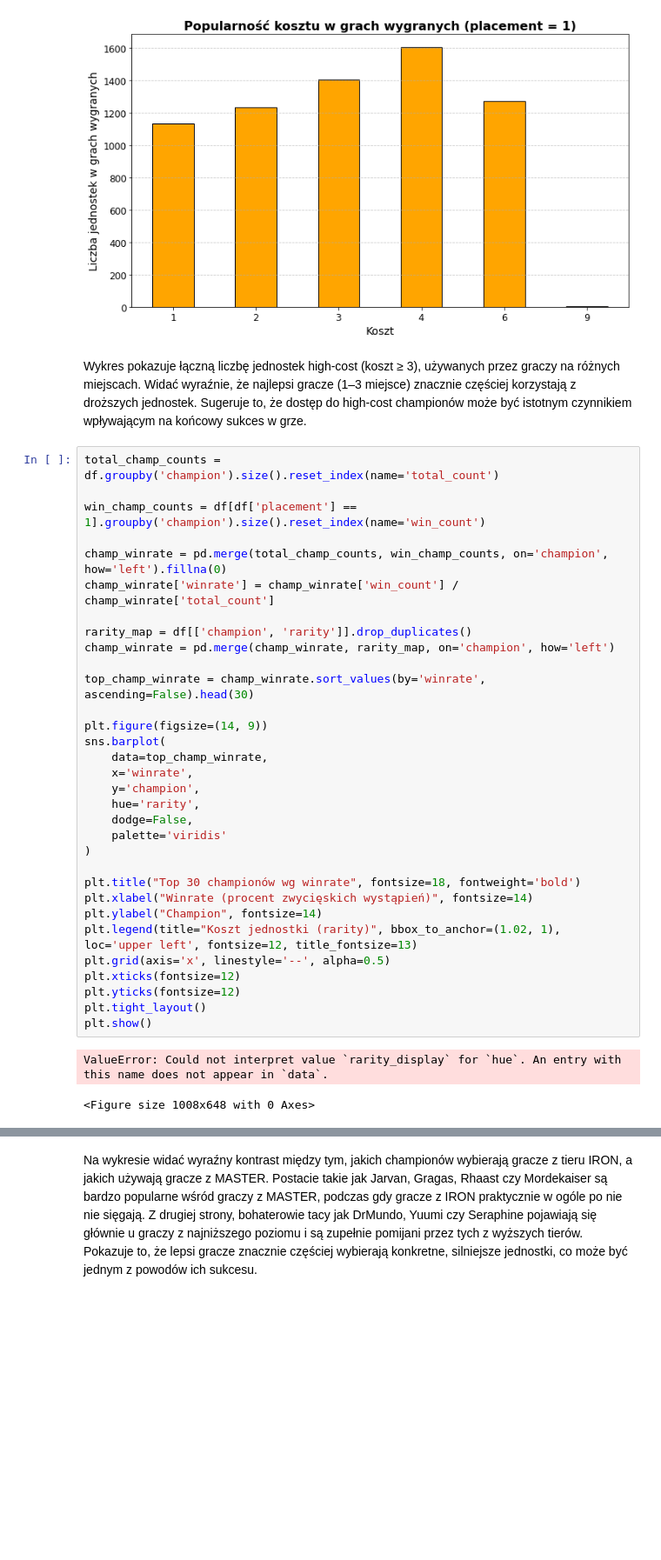
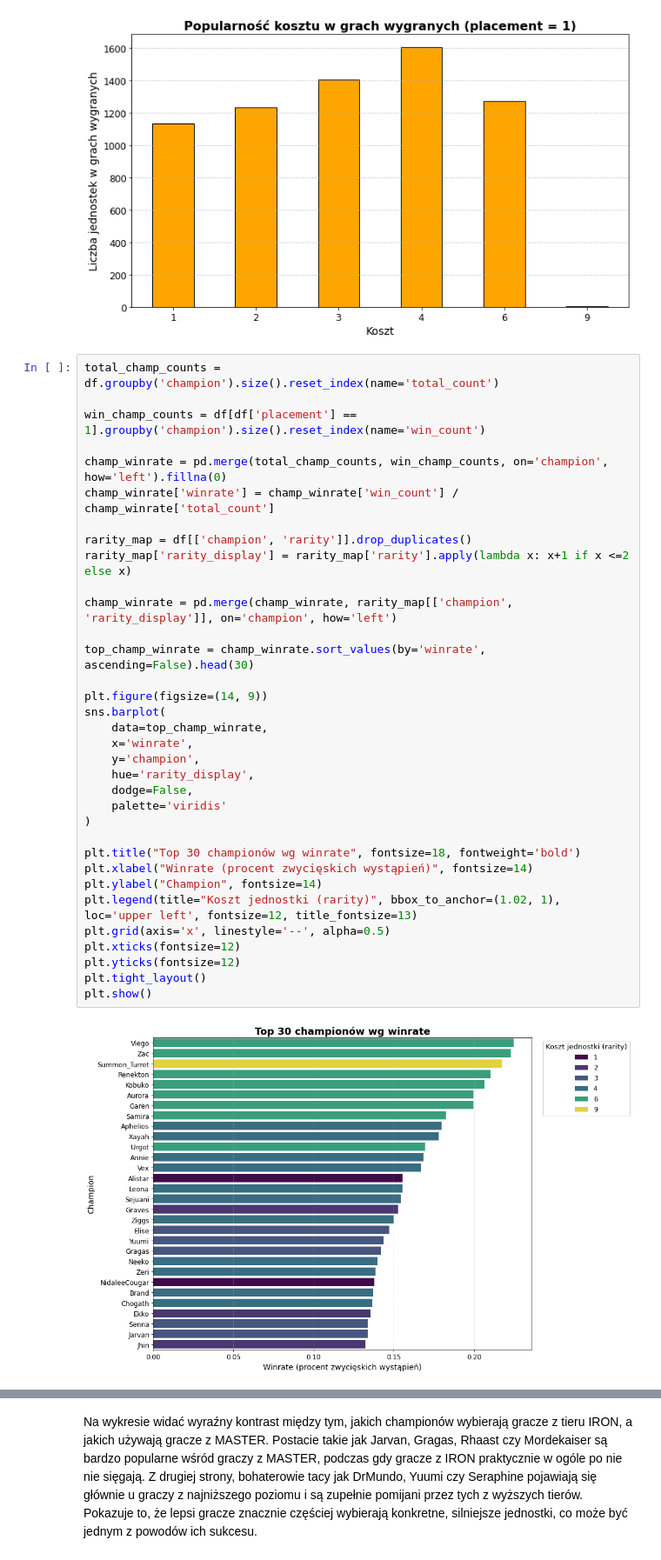
Before and after one commit to adamzulu123/RiotGamesAPIs_TFT, a Jupyter notebook: Notebooks/Units.ipynb, the cells around one changed output, grey strips where cells are left out. Shown at 87% size. Drawn from its saved outputs; the diff is of its cells as text; blank space fills up the shorter version.

```diff
--- a/Notebooks/Units.ipynb
+++ b/Notebooks/Units.ipynb
@@ -301,40 +294,39 @@ plt.tight_layout()
 plt.show()
 # %% [output]
 [figure]
-# %% [markdown]
-Wykres pokazuje łączną liczbę jednostek high-cost (koszt ≥ 3), używanych przez graczy na różnych miejscach. Widać wyraźnie, że najlepsi gracze (1–3 miejsce) znacznie częściej korzystają z droższych jednostek. Sugeruje to, że dostęp do high-cost championów może być istotnym czynnikiem wpływającym na końcowy sukces w grze.
 # %%
 total_champ_counts = df.groupby('champion').size().reset_index(name='total_count')
 
 win_champ_counts = df[df['placement'] == 1].groupby('champion').size().reset_index(name='win_count')
 
 champ_winrate = pd.merge(total_champ_counts, win_champ_counts, on='champion', how='left').fillna(0)
 champ_winrate['winrate'] = champ_winrate['win_count'] / champ_winrate['total_count']
 
 rarity_map = df[['champion', 'rarity']].drop_duplicates()
-champ_winrate = pd.merge(champ_winrate, rarity_map, on='champion', how='left')
+rarity_map['rarity_display'] = rarity_map['rarity'].apply(lambda x: x+1 if x <=2 else x)
+
+champ_winrate = pd.merge(champ_winrate, rarity_map[['champion', 'rarity_display']], on='champion', how='left')
 
 top_champ_winrate = champ_winrate.sort_values(by='winrate', ascending=False).head(30)
 
 plt.figure(figsize=(14, 9))
 sns.barplot(
     data=top_champ_winrate,
     x='winrate',
     y='champion',
-    hue='rarity',
+    hue='rarity_display',
     dodge=False,
     palette='viridis'
 )
 
 plt.title("Top 30 championów wg winrate", fontsize=18, fontweight='bold')
 plt.xlabel("Winrate (procent zwycięskich wystąpień)", fontsize=14)
 plt.ylabel("Champion", fontsize=14)
 plt.legend(title="Koszt jednostki (rarity)", bbox_to_anchor=(1.02, 1), loc='upper left', fontsize=12, title_fontsize=13)
 plt.grid(axis='x', linestyle='--', alpha=0.5)
 plt.xticks(fontsize=12)
 plt.yticks(fontsize=12)
 plt.tight_layout()
 plt.show()
 # %% [output]
-ValueError: Could not interpret value `rarity_display` for `hue`. An entry with this name does not appear in `data`.
-<Figure size 1008x648 with 0 Axes>
+[figure, added]
```
Also changed, not shown: parts of 11 cells of this notebook, 1 other file.
